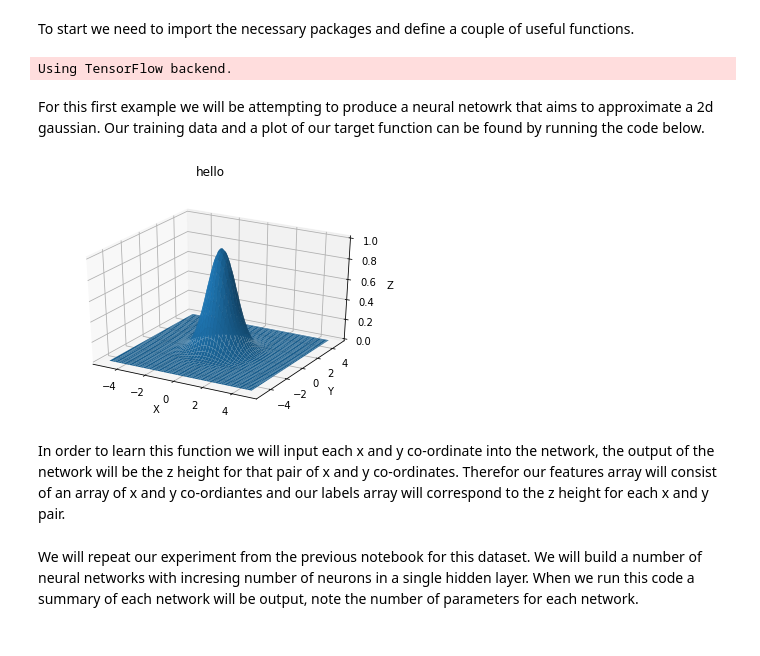
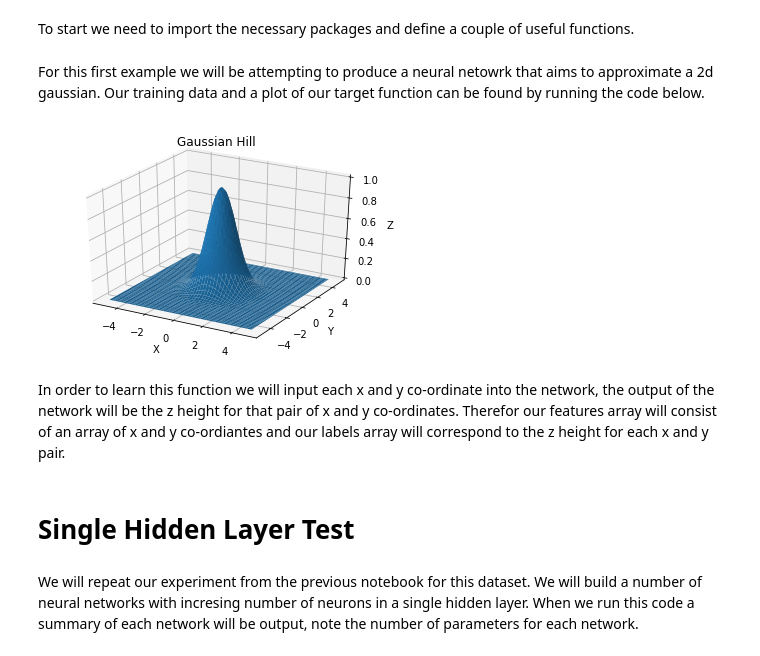
Before and after one commit to vais-ral/CCPi-ML, a Jupyter notebook: Jupyter_Notebooks/Keras_101_3_Layer_Number.ipynb, the cells around one changed output. Cells and saved outputs as stored; diff of their text form; code cells hidden in the pictures.

Commit message:
Jup Updates Lots important deatil in this title 12334gdfgd

```diff
--- a/Jupyter_Notebooks/Keras_101_3_Layer_Number.ipynb
+++ b/Jupyter_Notebooks/Keras_101_3_Layer_Number.ipynb
@@ -73,19 +73,17 @@ def generateGaussianHillValley(xmin,xmax,ymin,ymax,spacer,sig):
     return features, labels
 
 
-def plotGaussian(labels,xmin,xmax,ymin,ymax,spacerx,spacery,label):
+def plotGaussian(ax,labels,xmin,xmax,ymin,ymax,spacerx,spacery,title):
     x =np.arange(xmin,xmax, (np.abs(xmin)+np.abs(xmax))/spacerx)
     y = np.arange(ymin, ymax, (np.abs(ymin)+np.abs(ymax))/spacery)
     X, Y = np.meshgrid(x, y)
-    fig = plt.figure()
-    ax = fig.add_subplot(111, projection='3d')
     gaus = labels.reshape(X.shape)
+    ax.autoscale(enable=True, axis='both', tight=None)
     ax.plot_surface(X, Y, gaus)
-    fig.suptitle(label)
+    ax.set_title(title)
     ax.set_xlabel('X')
     ax.set_ylabel('Y')
     ax.set_zlabel('Z')
-    plt.show()
 
 def lossPlot(loss,label):
 
@@ -94,17 +92,20 @@ def lossPlot(loss,label):
     plt.xlabel('Epoch')
     plt.ylabel('Loss')
     plt.legend()
-# %% [output]
-Using TensorFlow backend.
 # %% [markdown]
 For this first example we will be attempting to produce a neural netowrk that aims to approximate a 2d gaussian. Our training data and a plot of our target function can be found by running the code below.
 # %%
 features, labels = generateGaussianHill(-5.0,5.0,-5.0,5.0,100,9)
-plotGaussian(labels,-5.0,5.0,-5.0,5.0,100,100,"hello")
+fig = plt.figure()
+ax = fig.add_subplot(111, projection='3d')
+plotGaussian(ax,labels,-5.0,5.0,-5.0,5.0,100,100,"Gaussian Hill")
+plt.show()
 # %% [output]
-[figure, old version]
+[figure, new version]
 # %% [markdown]
 In order to learn this function we will input each x and y co-ordinate into the network, the output of the network will be the z height for that pair of x and y co-ordinates. Therefor our features array will consist of an array of x and y co-ordiantes and our labels array will correspond to the z height for each x and y pair.
+# %% [markdown]
+# Single Hidden Layer Test
 # %% [markdown]
 We will repeat our experiment from the previous notebook for this dataset. We will build a number of neural networks with incresing number of neurons in a single hidden layer. When we run this code a summary of each network will be output, note the number of parameters for each network.
 # %%
```
Also changed, not shown: parts of 12 cells of this notebook.
